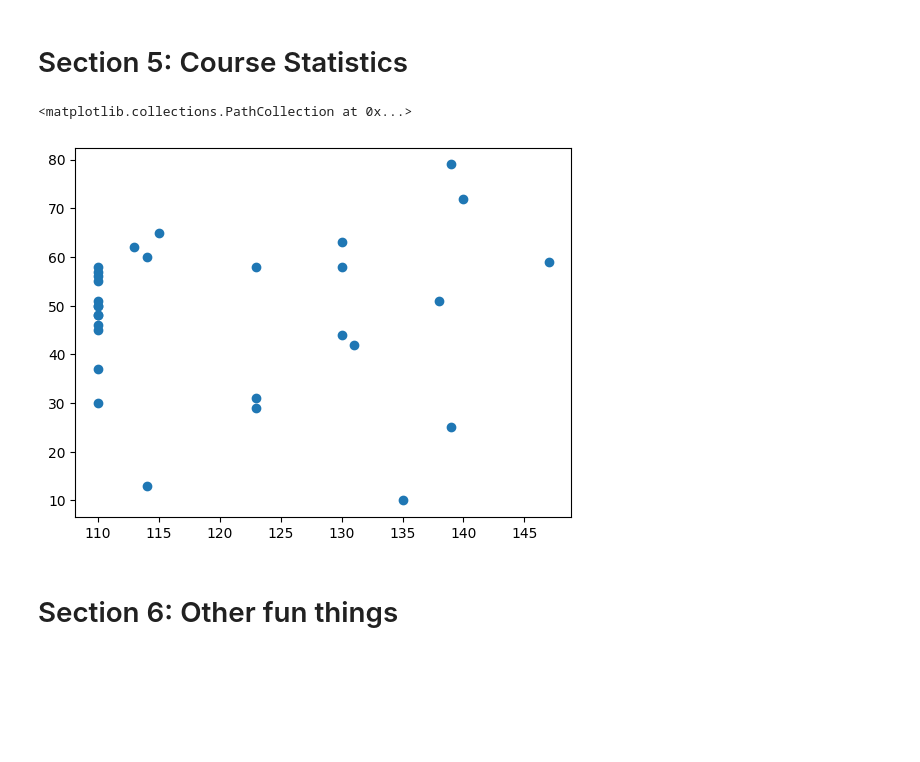
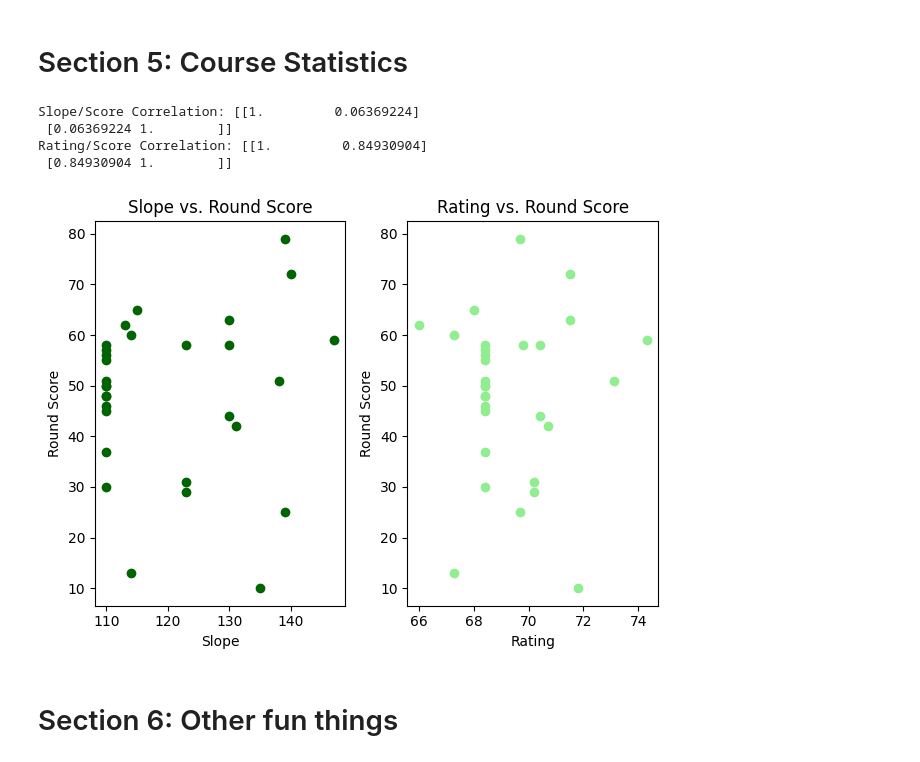
Before and after one commit to evklein/forehead-data-pipelines, a Jupyter notebook: 2024/2024.ipynb, the cells around one changed output. Drawn from its saved outputs; the diff is of its cells as text; code cells hidden in the pictures; blank space fills up the shorter version.

```diff
--- a/2024/2024.ipynb
+++ b/2024/2024.ipynb
@@ -425,24 +476,40 @@ dtype: float64
 # %%
 # Course statistics (course, # rounds played, average score, average # putts, mins/maxes)
 connection = sqlite3.connect('../data/10-28.sqlite3')
 courses = pd.read_sql_query('SELECT * FROM course_course', connection)
 tees = pd.read_sql_query('SELECT * FROM course_tee', connection)
 rounds = pd.read_sql_query('SELECT * FROM round_round', connection)
 connection.close()
 
 rounds = rounds[~rounds['id'].isna()]
 rounds = rounds.merge(tees, how='right', left_on='played_tee_id', right_on='id')
 rounds = rounds[~rounds['id_x'].isna()]
 rounds['total_score'] = rounds.apply(
     lambda row: len(original_strokes.loc[original_strokes['rnd_id'] == row['id_x']]),
     axis=1
 )
 
-fig = plt.figure()
-ax = fig.add_subplot(1, 1, 1)
-ax.scatter(rounds['slope'], rounds['total_score'])
+fix, axs = plt.subplots(1, 2, tight_layout=True)
+axs[0].scatter(rounds['slope'], rounds['total_score'], color='darkgreen')
+axs[0].set_xlabel('Slope')
+axs[0].set_ylabel('Round Score')
+axs[0].set_title('Slope vs. Round Score')
+
+axs[1].scatter(rounds['rating'], rounds['total_score'], color='lightgreen')
+axs[1].set_xlabel('Rating')
+axs[1].set_ylabel('Round Score')
+axs[1].set_title('Rating vs. Round Score')
+
+r_slope = np.corrcoef(rounds['slope'], rounds['total_score'])
+r_rating = np.corrcoef(rounds['rating'], rounds['slope'])
+
+print(f'Slope/Score Correlation: {r_slope}')
+print(f'Rating/Score Correlation: {r_rating}')
 # %% [output]
-<matplotlib.collections.PathCollection at 0x...>
+Slope/Score Correlation: [[1.         0.06369224]
+ [0.06369224 1.        ]]
+Rating/Score Correlation: [[1.         0.84930904]
+ [0.84930904 1.        ]]
-[figure, old version]
+[figure, new version]
 # %% [markdown]
 # Section 6: Other fun things
```
Also changed, not shown: parts of 6 cells of this notebook.
